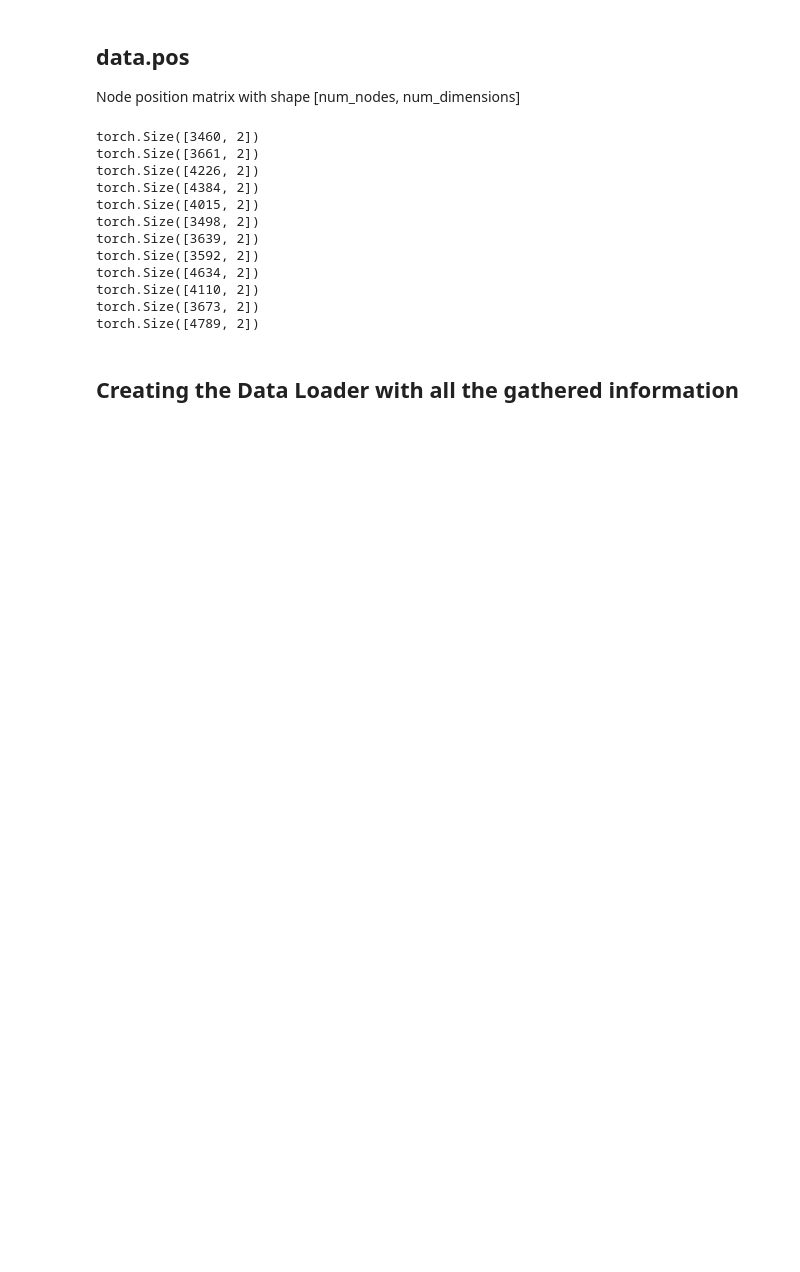
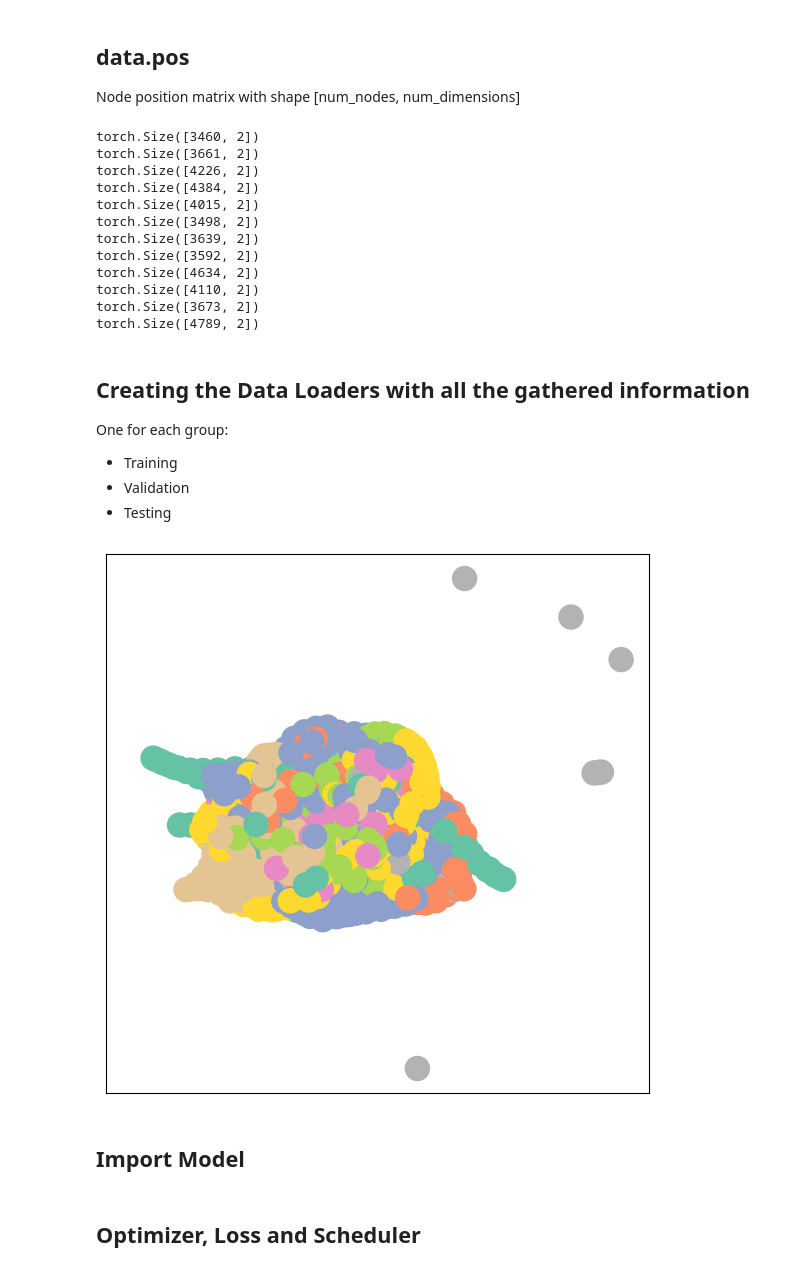
Before and after one commit to taomasgonzalez/GNNCellClassification, a Jupyter notebook: Training.ipynb, the cells around one changed output. Saved outputs shown, nothing was run; the diff lists cells and outputs as text; code cells hidden in the pictures; blank space fills up the shorter version.

Commit message:
Training: First training iteration

```diff
--- a/Training.ipynb
+++ b/Training.ipynb
@@ -352,6 +355,11 @@ dtype: int8
 # %%
 data_y = {}
 for patient_id, data in ann_data.items():
-    data_y[patient_id] = torch.tensor(data.obs["sce.layer_guess"].cat.codes.values, dtype=torch.int8)
+    print("patient_id:", patient_id)
+    codes = data.obs["sce.layer_guess"].cat.codes.values.copy()
+    codes[codes == -1] = max(codes) + 1
+
+    data_y[patient_id] = torch.tensor(codes, dtype=torch.long)
+
     print(data_y[patient_id])
 # %% [output]
@@ -392,18 +405,50 @@ torch.Size([4110, 2])
 torch.Size([3673, 2])
 torch.Size([4789, 2])
 # %% [markdown]
-## Creating the Data Loader with all the gathered information
+## Creating the Data Loaders with all the gathered information
+One for each group:
+- Training
+- Validation
+- Testing
 # %%
 from torch_geometric.loader import DataLoader
 
-datalist = []
+train_datalist = []
+val_datalist = []
+test_datalist = []
+
 for patient_id in ann_data.keys():
-    datalist.append(Data(
+    curr_data = Data(
         x=data_x[patient_id],
         edge_index=edge_indices[patient_id],
         edge_attr=edge_features[patient_id],
         pos=data_pos[patient_id],
         y=data_y[patient_id]
-    ))
-
-loader = DataLoader(dataset=datalist, batch_size=16, shuffle=True)
+    )
+    if patient_id in train_patients:
+        train_datalist.append(curr_data)
+    elif patient_id in val_patients:
+        val_datalist.append(curr_data)
+    elif patient_id in test_patients:
+        test_datalist.append(curr_data)
+    else:
+        raise Exception("patient doesn't belong to neither training, validation nor test groups")
+# %%
+from torch_geometric.utils import to_networkx
+from matplotlib import pyplot as plt
+import networkx as nx
+
+
+def visualize_graph(G, color):
+    plt.figure(figsize=(7,7))
+    plt.xticks([])
+    plt.yticks([])
+    nx.draw_networkx(G, pos=nx.spring_layout(G, seed=42), with_labels=False,
+                     node_color=color, cmap="Set2")
+    plt.show()
+
+
+G = to_networkx(train_datalist[0], to_undirected=True)
+visualize_graph(G, color=train_datalist[0].y)
+# %% [output]
+[figure, added]
@@ -409,0 +460,2 @@ loader = DataLoader(dataset=datalist, batch_size=16, shuffle=True)
+# %% [markdown]
+## Import Model
@@ -409,0 +467,2 @@ loader = DataLoader(dataset=datalist, batch_size=16, shuffle=True)
+# %% [markdown]
+## Optimizer, Loss and Scheduler
```
Also changed, not shown: parts of 10 cells of this notebook.
